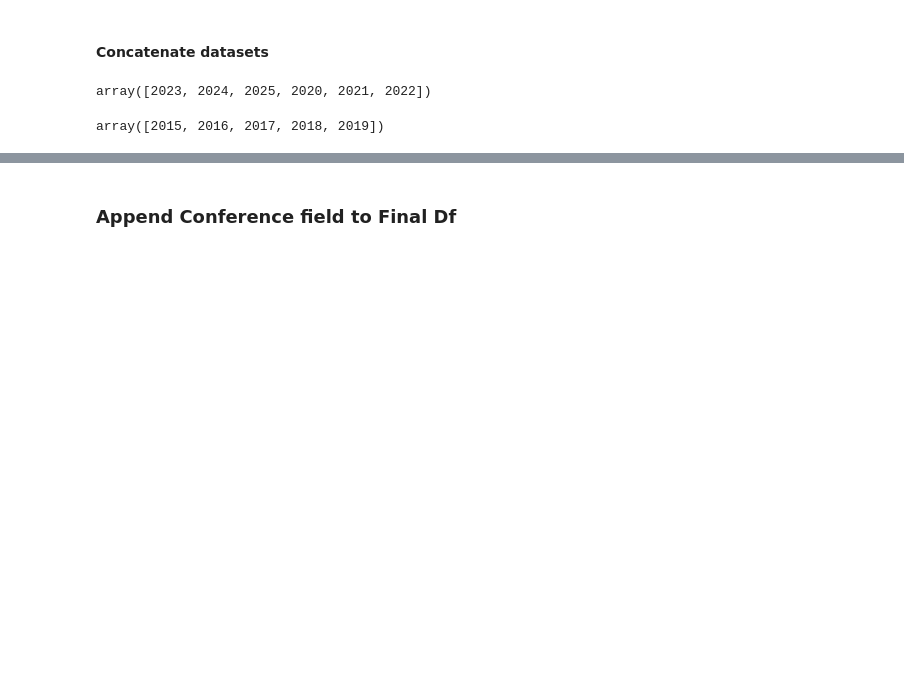
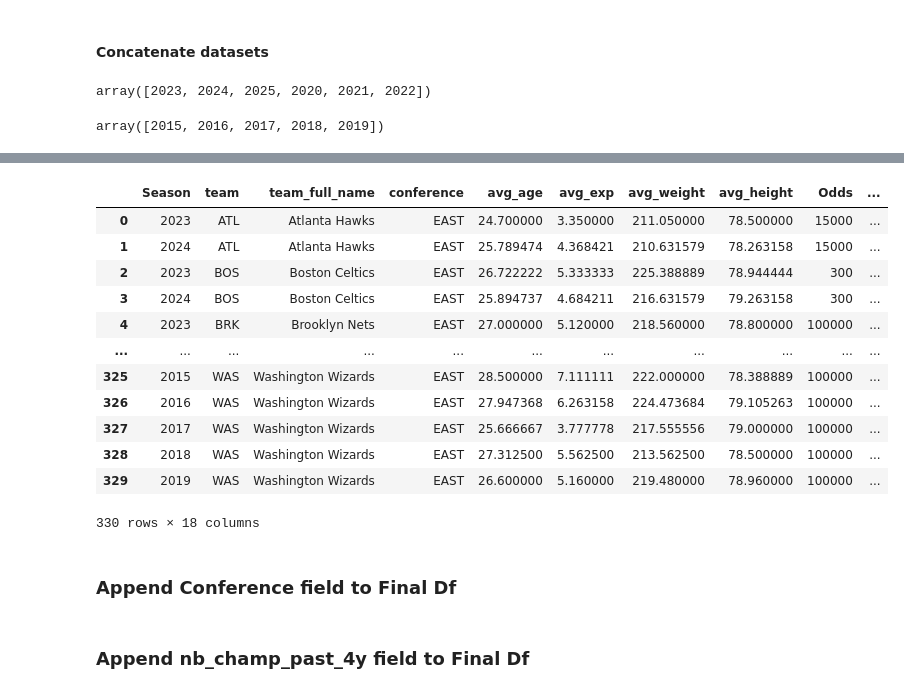
Before and after one commit to TomHavy/Nba-Standings-Prediction, a Jupyter notebook: scrap-nba-data.ipynb, the cells around one changed output, grey strips where cells are left out. Drawn from its saved outputs; the diff is of its cells as text; code cells hidden in the pictures; blank space fills up the shorter version.

```diff
--- a/scrap-nba-data.ipynb
+++ b/scrap-nba-data.ipynb
@@ -782,3 +812,19 @@ memory usage: 44.0+ KB
+# %%
+final_df
+# %% [output]
+|  | Season | team | team_full_name | conference | avg_age | avg_exp | avg_weight | avg_height | Odds | ... |
+| 0 | 2023 | ATL | Atlanta Hawks | EAST | 24.700000 | 3.350000 | 211.050000 | 78.500000 | 15000 | ... |
+| 1 | 2024 | ATL | Atlanta Hawks | EAST | 25.789474 | 4.368421 | 210.631579 | 78.263158 | 15000 | ... |
+| 2 | 2023 | BOS | Boston Celtics | EAST | 26.722222 | 5.333333 | 225.388889 | 78.944444 | 300 | ... |
+| 3 | 2024 | BOS | Boston Celtics | EAST | 25.894737 | 4.684211 | 216.631579 | 79.263158 | 300 | ... |
+| 4 | 2023 | BRK | Brooklyn Nets | EAST | 27.000000 | 5.120000 | 218.560000 | 78.800000 | 100000 | ... |
+| ... | ... | ... | ... | ... | ... | ... | ... | ... | ... | ... |
+| 325 | 2015 | WAS | Washington Wizards | EAST | 28.500000 | 7.111111 | 222.000000 | 78.388889 | 100000 | ... |
+| 326 | 2016 | WAS | Washington Wizards | EAST | 27.947368 | 6.263158 | 224.473684 | 79.105263 | 100000 | ... |
+| 327 | 2017 | WAS | Washington Wizards | EAST | 25.666667 | 3.777778 | 217.555556 | 79.000000 | 100000 | ... |
+| 328 | 2018 | WAS | Washington Wizards | EAST | 27.312500 | 5.562500 | 213.562500 | 78.500000 | 100000 | ... |
+| 329 | 2019 | WAS | Washington Wizards | EAST | 26.600000 | 5.160000 | 219.480000 | 78.960000 | 100000 | ... |
+330 rows × 18 columns
 # %%
 final_df.to_csv(f"data/2015_2025_avg_odds_salary_players_champ_rk.csv")
 # %% [markdown]
@@ -791,0 +838,2 @@ final_df.to_csv(f"data/2020_2025_avg_odds_salary_players_champ_rk.csv")
+# %% [markdown]
+### Append nb_champ_past_4y field to Final Df
```
Also changed, not shown: parts of 12 cells of this notebook, 2 other files.
